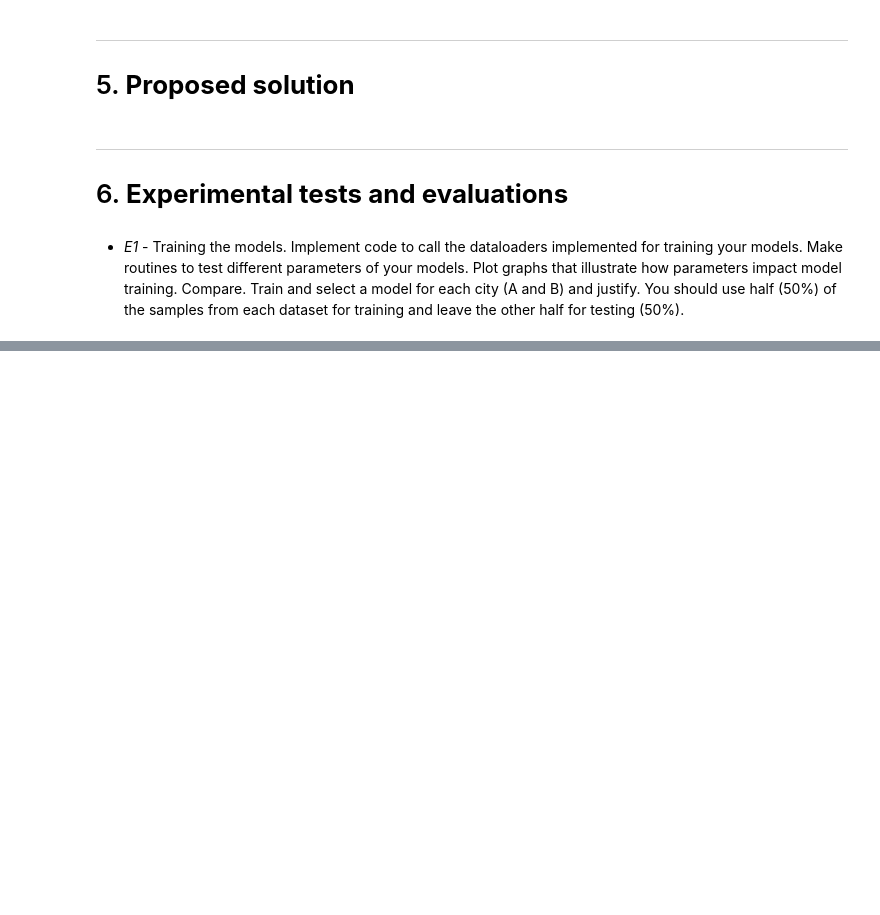
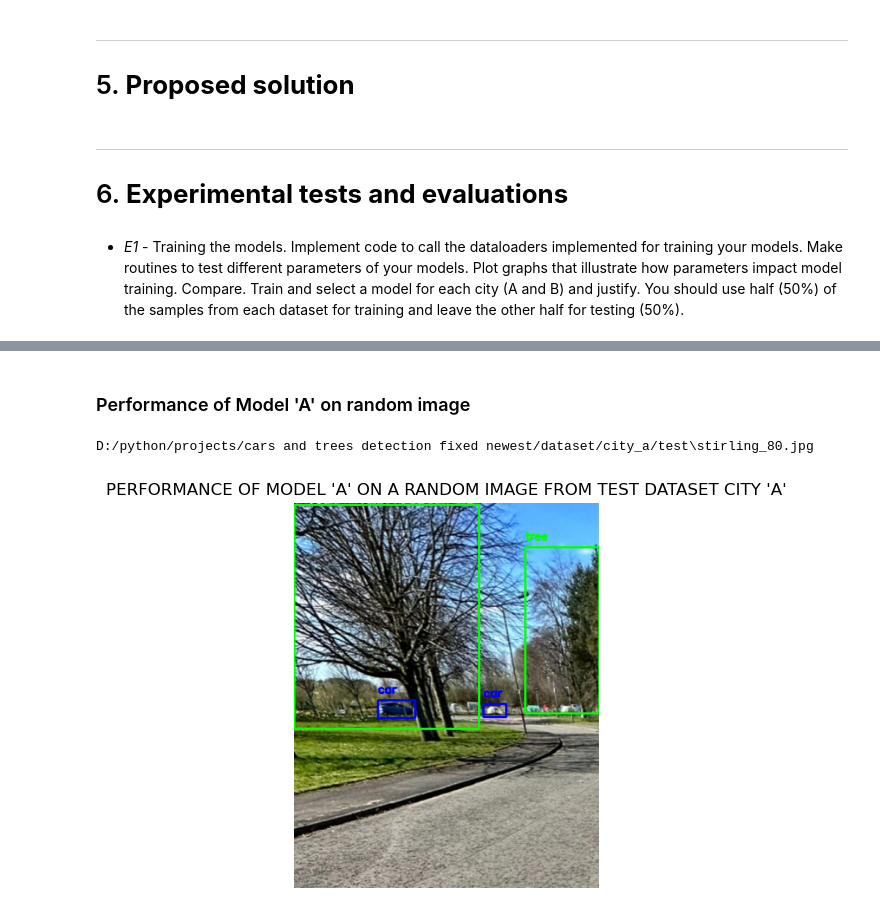
Before and after one commit to AzizbekAvazov/ITNPAI1-202223_Spring-Trees-and-cars-detection, a Jupyter notebook: car_tree_detection.ipynb, the cells around one changed output, grey strips where cells are left out. Saved outputs shown, nothing was run; the diff lists cells and outputs as text; code cells hidden in the pictures; blank space fills up the shorter version.

```diff
--- a/car_tree_detection.ipynb
+++ b/car_tree_detection.ipynb
@@ -539,0 +504,10 @@ for element in city_b_train_losses:
+# %% [markdown]
+### Performance of Model 'A' on random image
+# %%
+# INFERENCE
+# performance on random image
+randomInferenceVisualization(True, model_a, city_a_test_dir,
+                             "PERFORMANCE OF MODEL 'A' ON A RANDOM IMAGE FROM TEST DATASET CITY 'A'", 0.9)
+# %% [output]
+D:/python/projects/cars and trees detection fixed newest/dataset/city_a/test\stirling_80.jpg
+[figure, added]
```
Also changed, not shown: parts of 44 cells of this notebook, 1 other file.
